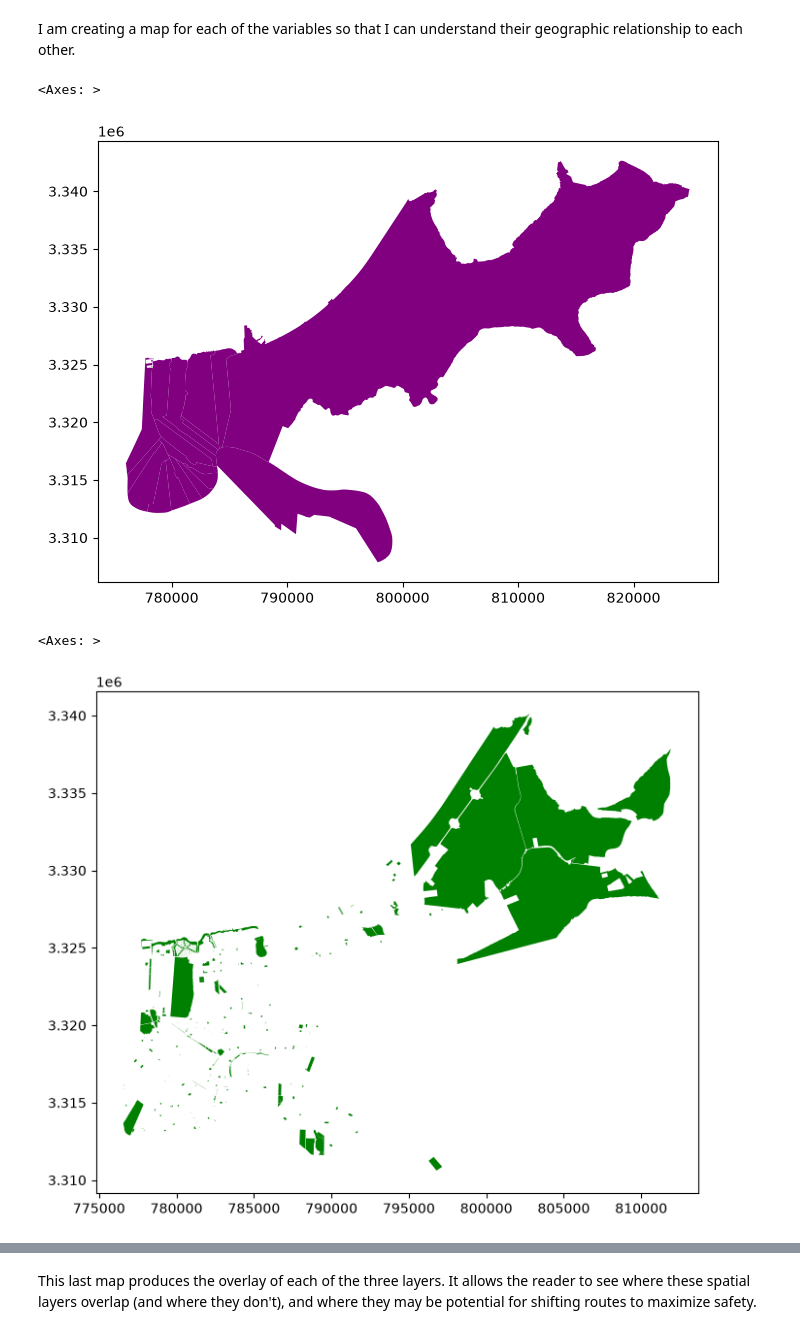
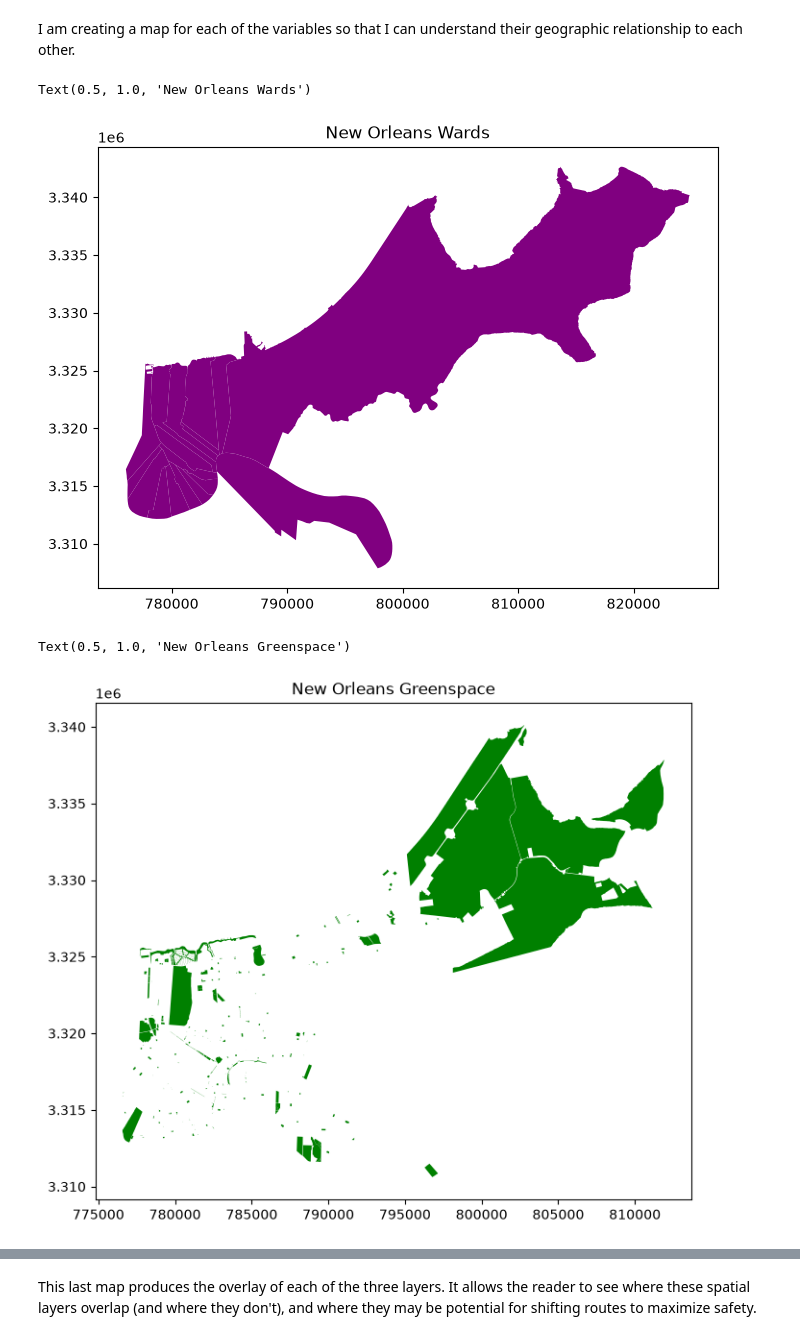
Before and after one commit to arhorton/geog592-arhorton, a Jupyter notebook: homework/week07/arhorton-hw08.ipynb, the cells around one changed output, grey strips where cells are left out. Saved outputs shown, nothing was run; the diff lists cells and outputs as text; code cells hidden in the pictures.

```diff
--- a/homework/week07/arhorton-hw08.ipynb
+++ b/homework/week07/arhorton-hw08.ipynb
@@ -41,17 +41,19 @@ I am creating a map for each of the variables so that I can understand their geo
 # %%
 ## plotting the ward boundaries
 fig, ax = plt.subplots(figsize=(8,7))
 wards.plot(ax=ax, color="purple")
+plt.title("New Orleans Wards")
 # %% [output]
-<Axes: >
+Text(0.5, 1.0, 'New Orleans Wards')
-[figure, old version]
+[figure, new version]
 # %%
 ### plotting the greenspace boundaries
 fig, ax = plt.subplots(figsize=(8,7))
 greenspace.plot(ax=ax, color="green")
+plt.title("New Orleans Greenspace")
 # %% [output]
-<Axes: >
+Text(0.5, 1.0, 'New Orleans Greenspace')
-[figure, old version]
+[figure, new version]
 # %%
 ### plotting the parade routes
 fig, ax = plt.subplots(figsize=(8,7))
```
Also changed, not shown: parts of 7 cells of this notebook.
